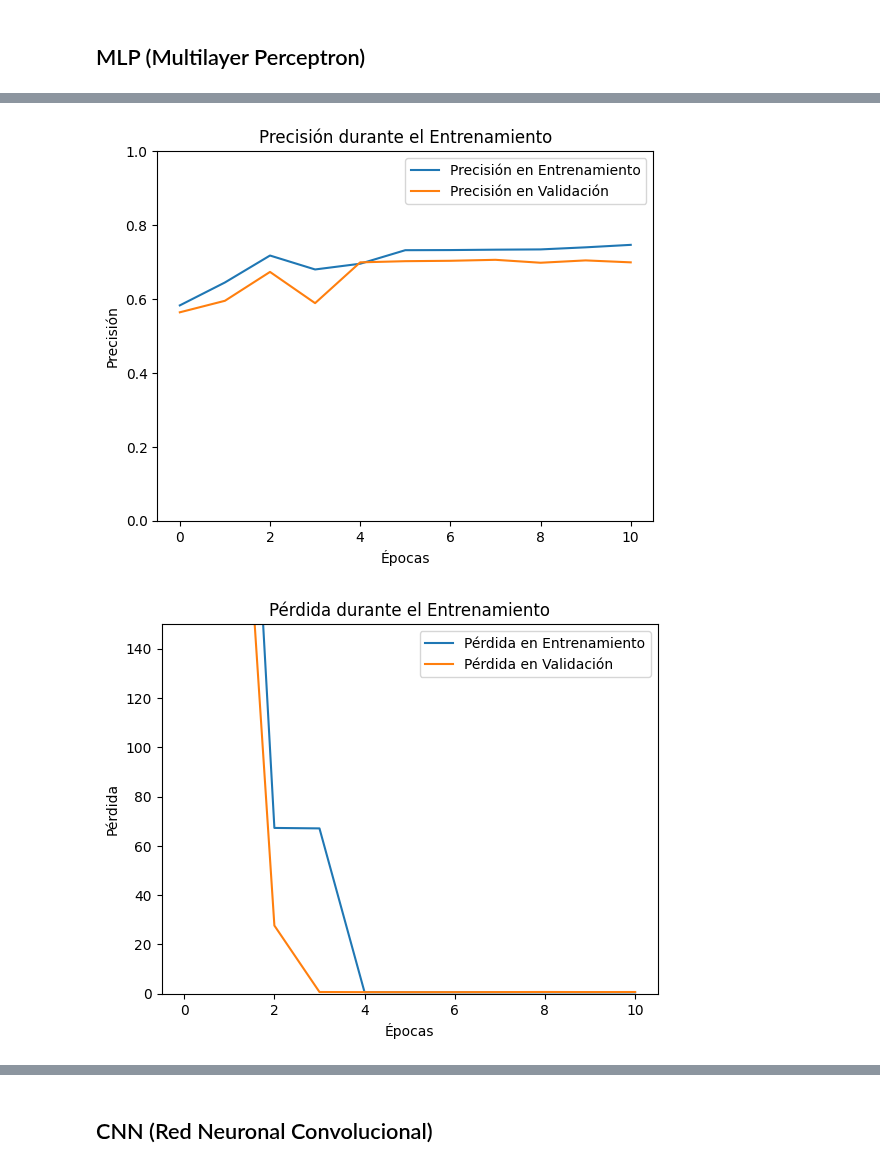
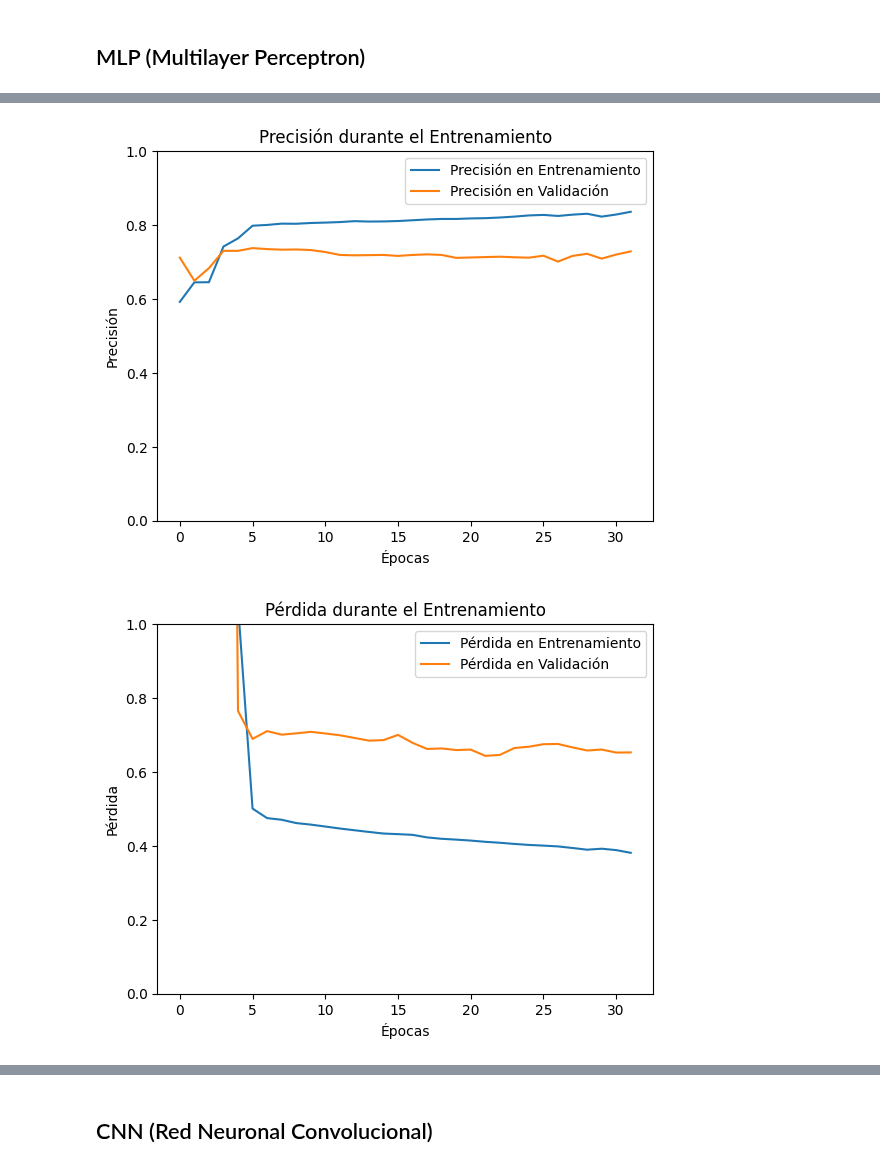
Before and after one commit to DiegoLeonG96/Tarea2_MLA, a Jupyter notebook: Tarea_2_MLA.ipynb, the cells around one changed output, grey strips where cells are left out. Cells and saved outputs as stored; diff of their text form; code cells hidden in the pictures.

```diff
--- a/Tarea_2_MLA.ipynb
+++ b/Tarea_2_MLA.ipynb
@@ -133,19 +131,22 @@ X_train_flattened = X_train.reshape(num_samples, height * width * channels)
 # Aplanamos el conjunto de pruebas
 X_test_flattened = X_test.reshape(X_test.shape[0], X_test.shape[1] * X_test.shape[2] * X_test.shape[3])
 # %%
+# Definimos la estructura
 hidden_units = 128
 batch_size = 32
 lr = 1e-2
 model_mlp = Sequential([
-    Dense(hidden_units, activation='relu'),
-    Dense(1, activation='sigmoid')
+    Dense(hidden_units, activation='relu', kernel_initializer=tf.keras.initializers.GlorotUniform(seed=seed)),
+    Dense(1, activation='sigmoid', kernel_initializer=tf.keras.initializers.GlorotUniform(seed=seed+1))
 ])
 
+# Compilamos
 model_mlp.compile(loss='binary_crossentropy',
               optimizer=optimizers.Adam(learning_rate=lr),
               metrics=['accuracy'])
 
-early_stopping = EarlyStopping(monitor='val_loss', patience=5, restore_best_weights=True)
+#Entrenamos
+early_stopping = EarlyStopping(monitor='val_loss', patience=10, restore_best_weights=True)
 history = model_mlp.fit(X_train_flattened, y_train,
                     epochs=100,
                     batch_size=batch_size,
@@ -173,7 +174,7 @@ plt.plot(history.history['loss'], label='Pérdida en Entrenamiento')
 plt.plot(history.history['val_loss'], label='Pérdida en Validación')
 plt.xlabel('Épocas')
 plt.ylabel('Pérdida')
-plt.ylim(0, 150)
+plt.ylim(0, 1)
 plt.legend()
 plt.title('Pérdida durante el Entrenamiento')
 plt.show()
@@ -202,3 +203,3 @@ Training accuracy: 0.72
 Test accuracy: 0.72
-[figure, old version]
+[figure, new version]
-[figure, old version]
+[figure, new version]
```
Also changed, not shown: parts of 6 cells of this notebook.
